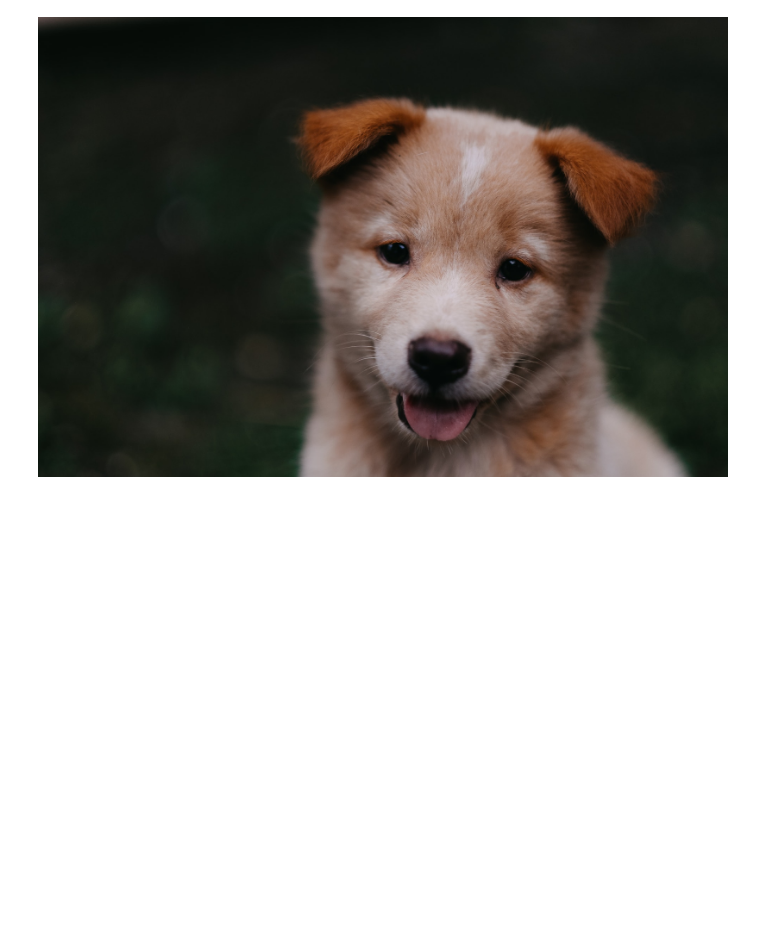
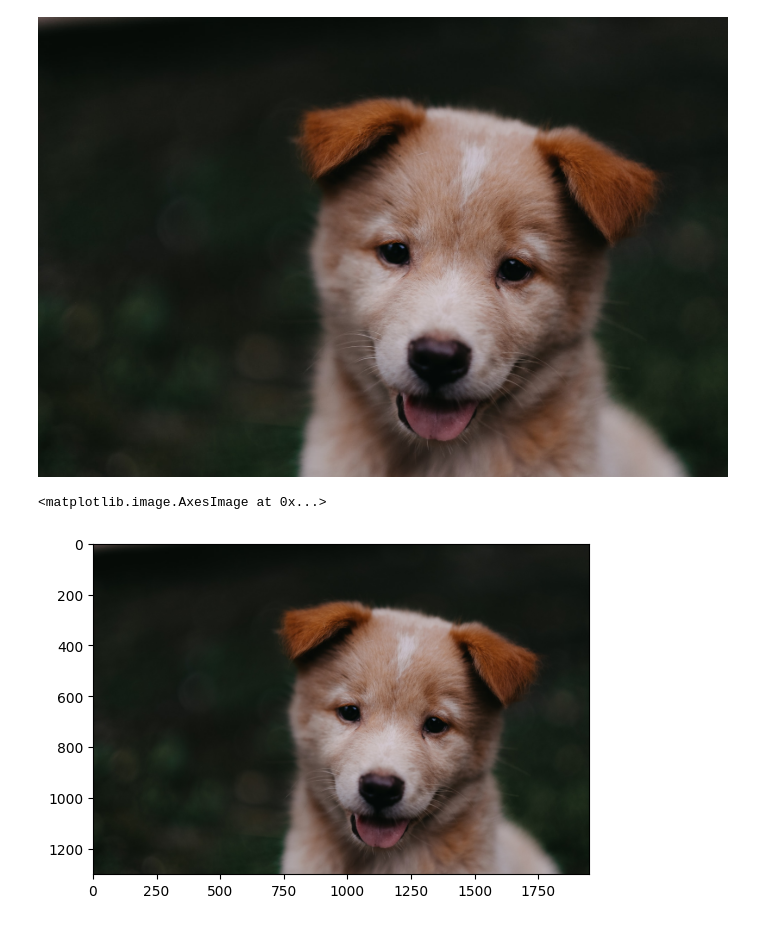
Before and after one commit to janezv/computerVision, a Jupyter notebook: ex2_Numpy/imnum2.ipynb, the cells around one changed output. Drawn from its saved outputs; the diff is of its cells as text; code cells hidden in the pictures; blank space fills up the shorter version.

Commit message:
Numpy and Image Basic

```diff
--- a/ex2_Numpy/Untitled12.ipynb
+++ b/ex2_Numpy/imnum2.ipynb
@@ -8,3 +8,9 @@ pic = Image.open('C:/Users/janezv/Documents/IZOBRAZEVANJE doma/ComputerVision/DA
 pic
 # %% [output]
 [figure]
+# %%
+pic_arr = np.asarray(pic)
+plt.imshow(pic_arr)
+# %% [output]
+<matplotlib.image.AxesImage at 0x...>
+[figure, added]
```
Also changed, not shown: parts of 7 cells of this notebook, 3 other files.
